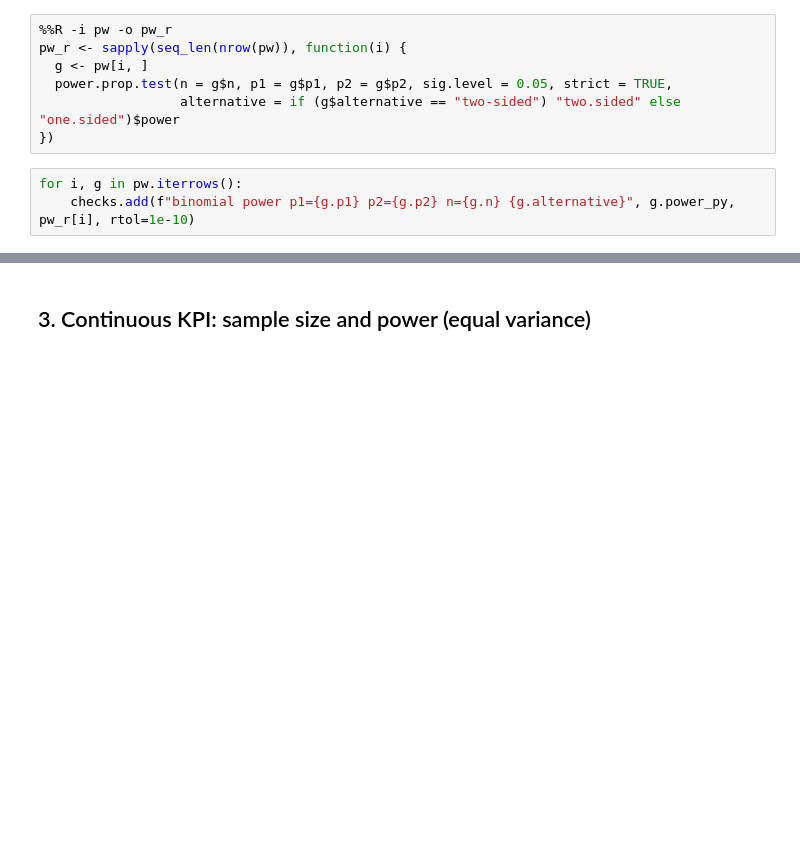
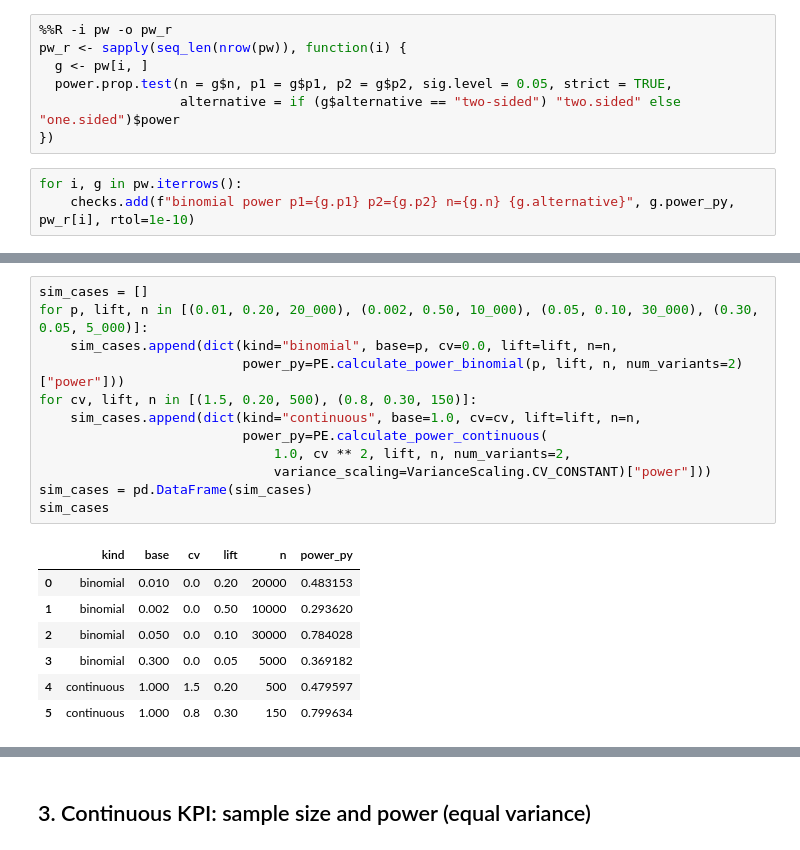
Before and after one commit to BasLinders/first-order-engine, a Jupyter notebook: r_validation/05_pretest_planning.ipynb, the cells around one changed output, grey strips where cells are left out. Drawn from its saved outputs; the diff is of its cells as text; blank space fills up the shorter version.

```diff
--- a/r_validation/05_pretest_planning.ipynb
+++ b/r_validation/05_pretest_planning.ipynb
@@ -90,0 +102,20 @@ for i, g in pw.iterrows():
+# %%
+sim_cases = []
+for p, lift, n in [(0.01, 0.20, 20_000), (0.002, 0.50, 10_000), (0.05, 0.10, 30_000), (0.30, 0.05, 5_000)]:
+    sim_cases.append(dict(kind="binomial", base=p, cv=0.0, lift=lift, n=n,
+                          power_py=PE.calculate_power_binomial(p, lift, n, num_variants=2)["power"]))
+for cv, lift, n in [(1.5, 0.20, 500), (0.8, 0.30, 150)]:
+    sim_cases.append(dict(kind="continuous", base=1.0, cv=cv, lift=lift, n=n,
+                          power_py=PE.calculate_power_continuous(
+                              1.0, cv ** 2, lift, n, num_variants=2,
+                              variance_scaling=VarianceScaling.CV_CONSTANT)["power"]))
+sim_cases = pd.DataFrame(sim_cases)
+sim_cases
+# %% [output]
+|  | kind | base | cv | lift | n | power_py |
+| 0 | binomial | 0.010 | 0.0 | 0.20 | 20000 | 0.483153 |
+| 1 | binomial | 0.002 | 0.0 | 0.50 | 10000 | 0.293620 |
+| 2 | binomial | 0.050 | 0.0 | 0.10 | 30000 | 0.784028 |
+| 3 | binomial | 0.300 | 0.0 | 0.05 | 5000 | 0.369182 |
+| 4 | continuous | 1.000 | 1.5 | 0.20 | 500 | 0.479597 |
+| 5 | continuous | 1.000 | 0.8 | 0.30 | 150 | 0.799634 |
```
Also changed, not shown: parts of 10 cells of this notebook, 3 other files.
